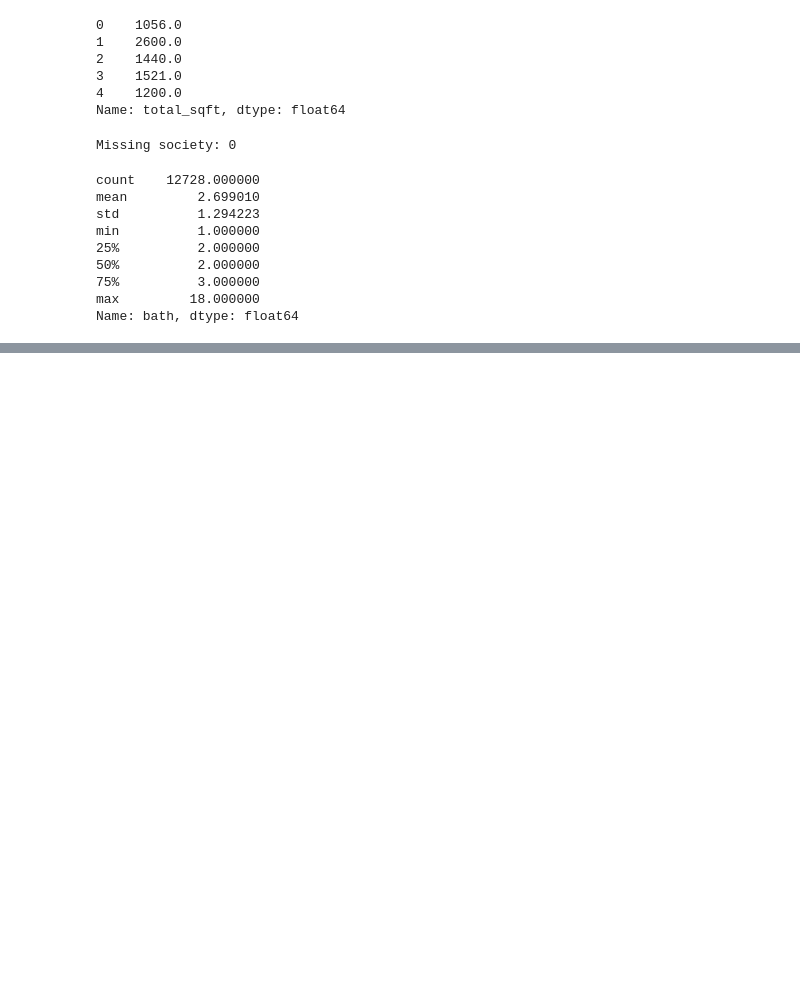
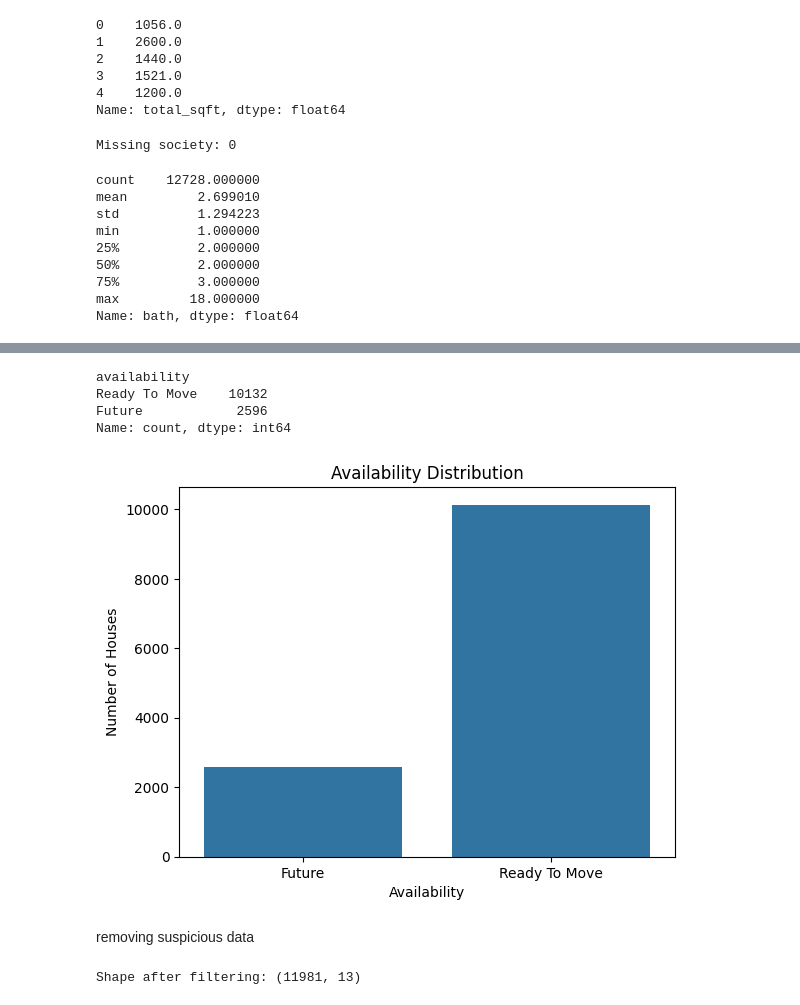
Before and after one commit to Bhoomikamalik81/Probation-Project-26, a Jupyter notebook: bhoomika_task_08.ipynb, the cells around one changed output, grey strips where cells are left out. Cells and saved outputs as stored; diff of their text form; code cells hidden in the pictures; blank space fills up the shorter version.

```diff
--- a/bhoomika_task_08.ipynb
+++ b/bhoomika_task_08.ipynb
@@ -292,3 +292,18 @@ min          1.000000
 75%          3.000000
 max         18.000000
 Name: bath, dtype: float64
+# %%
+if "balcony" in df.columns:
+    df["balcony"] = pd.to_numeric(
+        df["balcony"],
+        errors="coerce"
+    )
+    df.loc[
+        (df["balcony"] < 0) | (df["balcony"] > 10),
+        "balcony"
+    ] = np.nan
+    df["balcony"] = df["balcony"].fillna(
+        df["balcony"].median()
+    )
+else:
+    df["balcony"] = 0
@@ -294,0 +322,32 @@ Name: bath, dtype: float64
+# %%
+df["availability"] = (
+    df["availability"]
+    .astype("string")
+    .str.strip()
+)
+df["availability"] = df["availability"].replace("",pd.NA)
+df["availability"] = df["availability"].fillna("Unknown")
+# %%
+df["availability"] = df["availability"].apply(
+    lambda x:
+        "Ready To Move"
+        if x in ["Ready To Move", "Immediate Possession"]
+        else "Future"
+        if x != "Unknown"
+        else "Unknown"
+)
+# %%
+print(df["availability"].value_counts())
+# %% [output]
+availability
+Ready To Move    10132
+Future            2596
+Name: count, dtype: int64
+# %%
+sns.countplot(data=df,x="availability")
+plt.title("Availability Distribution")
+plt.xlabel("Availability")
+plt.ylabel("Number of Houses")
+plt.show()
+# %% [output]
+[figure, added]
@@ -294,0 +358,2 @@ Name: bath, dtype: float64
+# %% [markdown]
+removing suspicious data
@@ -294,0 +362,4 @@ Name: bath, dtype: float64
+# %%
+print("Shape after filtering:", df.shape)
+# %% [output]
+Shape after filtering: (11981, 13)
```
Also changed, not shown: parts of 31 cells of this notebook.
